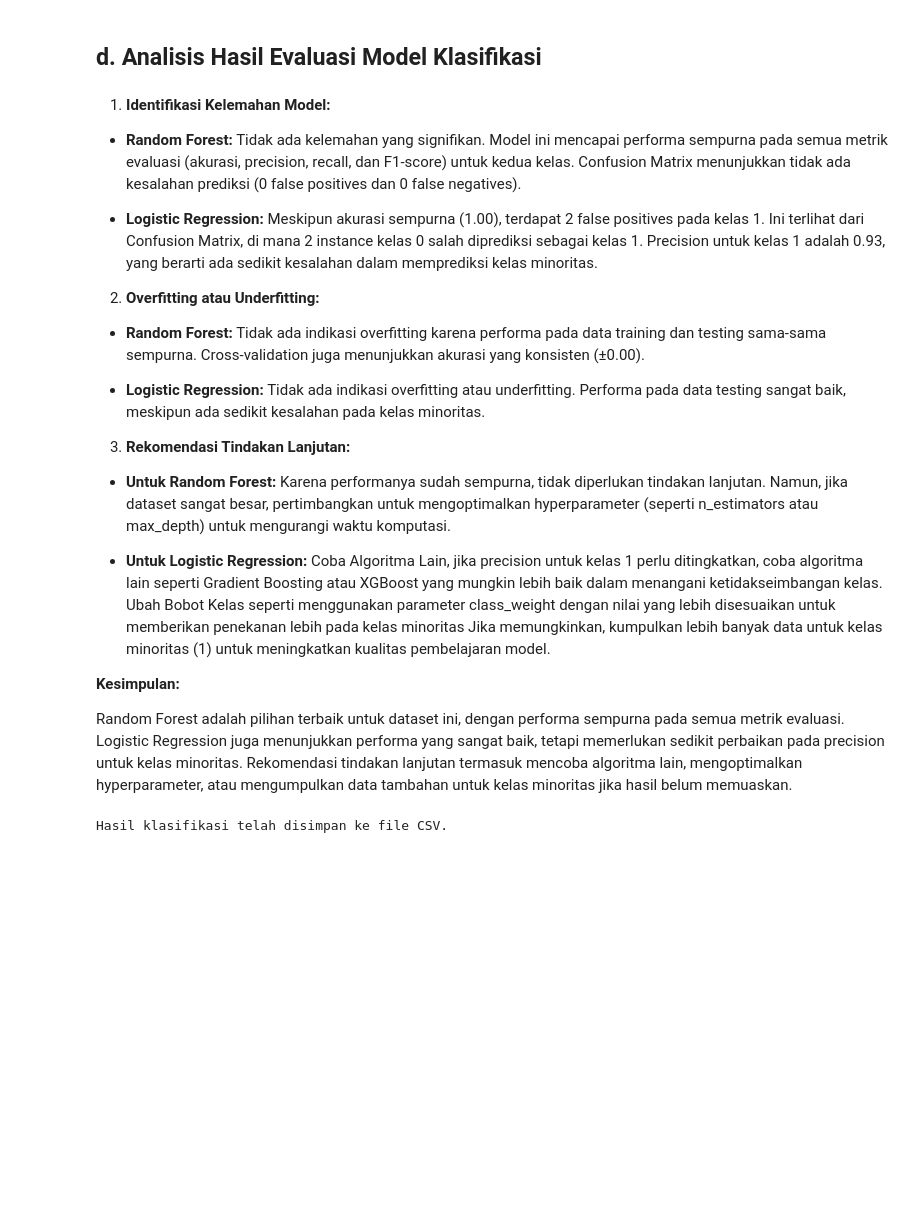
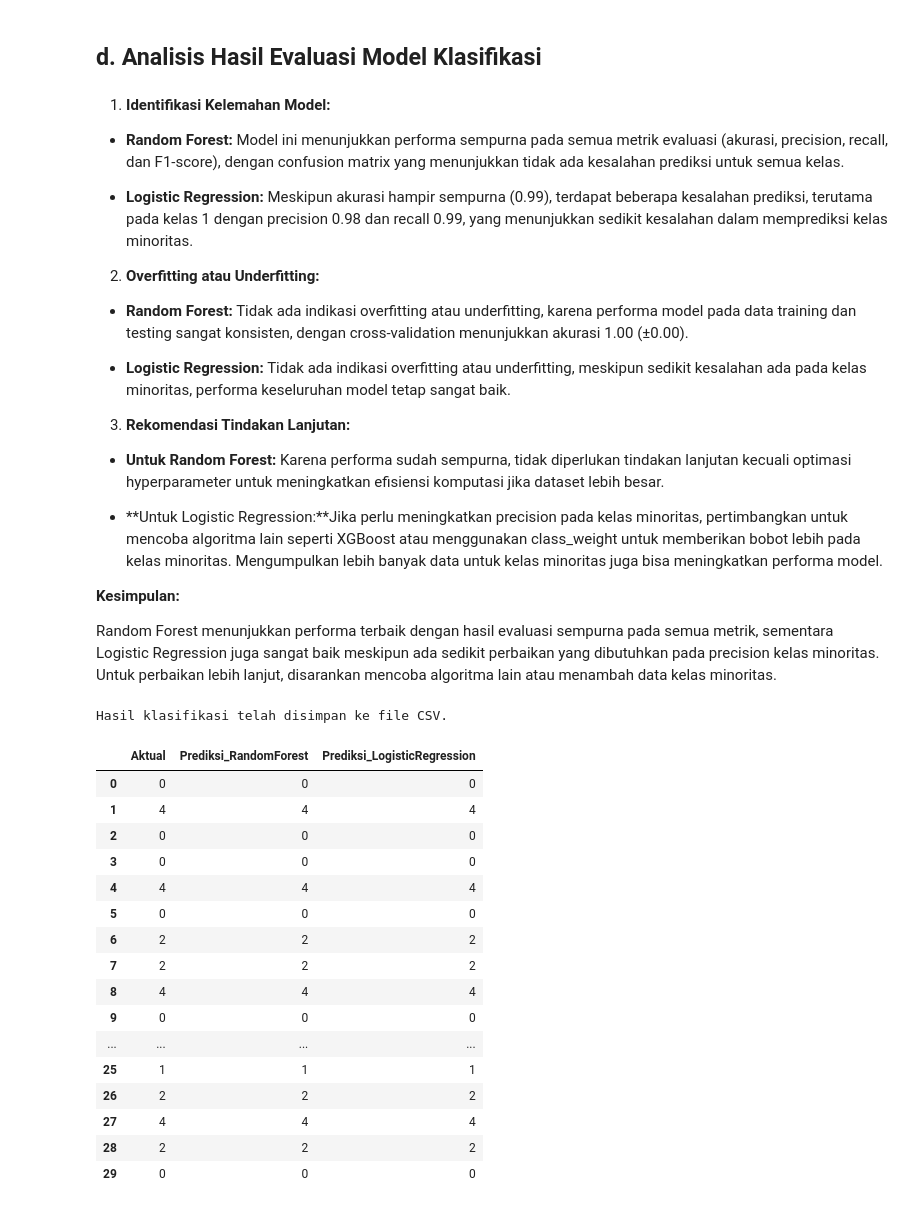
Before and after one commit to Nanangsr/Submission-ML-Pemula-Dicoding, a Jupyter notebook: NOTEBOOK/[Klasifikasi]_Submission_Akhir_BMLP_Nanang_Safiu_Ridho.ipynb, the cells around one changed output. Drawn from its saved outputs; the diff is of its cells as text; code cells hidden in the pictures; blank space fills up the shorter version.

```diff
--- a/NOTEBOOK/[Klasifikasi]_Submission_Akhir_BMLP_Nanang_Safiu_Ridho.ipynb
+++ b/NOTEBOOK/[Klasifikasi]_Submission_Akhir_BMLP_Nanang_Safiu_Ridho.ipynb
@@ -435,26 +520,26 @@ weighted avg       1.00      1.00      1.00      1410
 # %% [markdown]
 1. **Identifikasi Kelemahan Model:**
 
-- **Random Forest:** Tidak ada kelemahan yang signifikan. Model ini mencapai performa sempurna pada semua metrik evaluasi (akurasi, precision, recall, dan F1-score) untuk kedua kelas. Confusion Matrix menunjukkan tidak ada kesalahan prediksi (0 false positives dan 0 false negatives).
+- **Random Forest:**  Model ini menunjukkan performa sempurna pada semua metrik evaluasi (akurasi, precision, recall, dan F1-score), dengan confusion matrix yang menunjukkan tidak ada kesalahan prediksi untuk semua kelas.
 
-- **Logistic Regression:** Meskipun akurasi sempurna (1.00), terdapat 2 false positives pada kelas 1. Ini terlihat dari Confusion Matrix, di mana 2 instance kelas 0 salah diprediksi sebagai kelas 1. Precision untuk kelas 1 adalah 0.93, yang berarti ada sedikit kesalahan dalam memprediksi kelas minoritas.
+- **Logistic Regression:** Meskipun akurasi hampir sempurna (0.99), terdapat beberapa kesalahan prediksi, terutama pada kelas 1 dengan precision 0.98 dan recall 0.99, yang menunjukkan sedikit kesalahan dalam memprediksi kelas minoritas.
 
 2. **Overfitting atau Underfitting:**
 
-- **Random Forest:** Tidak ada indikasi overfitting karena performa pada data training dan testing sama-sama sempurna. Cross-validation juga menunjukkan akurasi yang konsisten (±0.00).
+- **Random Forest:** Tidak ada indikasi overfitting atau underfitting, karena performa model pada data training dan testing sangat konsisten, dengan cross-validation menunjukkan akurasi 1.00 (±0.00).
 
-- **Logistic Regression:** Tidak ada indikasi overfitting atau underfitting. Performa pada data testing sangat baik, meskipun ada sedikit kesalahan pada kelas minoritas.
+- **Logistic Regression:** Tidak ada indikasi overfitting atau underfitting, meskipun sedikit kesalahan ada pada kelas minoritas, performa keseluruhan model tetap sangat baik.
 
 3. **Rekomendasi Tindakan Lanjutan:**
 
-- **Untuk Random Forest:** Karena performanya sudah sempurna, tidak diperlukan tindakan lanjutan. Namun, jika dataset sangat besar, pertimbangkan untuk mengoptimalkan hyperparameter (seperti n_estimators atau max_depth) untuk mengurangi waktu komputasi.
+- **Untuk Random Forest:**  Karena performa sudah sempurna, tidak diperlukan tindakan lanjutan kecuali optimasi hyperparameter untuk meningkatkan efisiensi komputasi jika dataset lebih besar.
 
-- **Untuk Logistic Regression:** Coba Algoritma Lain, jika precision untuk kelas 1 perlu ditingkatkan, coba algoritma lain seperti Gradient Boosting atau XGBoost yang mungkin lebih baik dalam menangani ketidakseimbangan kelas. Ubah Bobot Kelas seperti menggunakan parameter class_weight dengan nilai yang lebih disesuaikan untuk memberikan penekanan lebih pada kelas minoritas Jika memungkinkan, kumpulkan lebih banyak data untuk kelas minoritas (1) untuk meningkatkan kualitas pembelajaran model.
+- **Untuk Logistic Regression:**Jika perlu meningkatkan precision pada kelas minoritas, pertimbangkan untuk mencoba algoritma lain seperti XGBoost atau menggunakan class_weight untuk memberikan bobot lebih pada kelas minoritas. Mengumpulkan lebih banyak data untuk kelas minoritas juga bisa meningkatkan performa model.
 
 
 **Kesimpulan:**
 
-Random Forest adalah pilihan terbaik untuk dataset ini, dengan performa sempurna pada semua metrik evaluasi. Logistic Regression juga menunjukkan performa yang sangat baik, tetapi memerlukan sedikit perbaikan pada precision untuk kelas minoritas. Rekomendasi tindakan lanjutan termasuk mencoba algoritma lain, mengoptimalkan hyperparameter, atau mengumpulkan data tambahan untuk kelas minoritas jika hasil belum memuaskan.
+Random Forest menunjukkan performa terbaik dengan hasil evaluasi sempurna pada semua metrik, sementara Logistic Regression juga sangat baik meskipun ada sedikit perbaikan yang dibutuhkan pada precision kelas minoritas. Untuk perbaikan lebih lanjut, disarankan mencoba algoritma lain atau menambah data kelas minoritas.
 # %%
 # Prediksi menggunakan model yang sudah dilatih dan menggunakan SMOTE
 y_pred_rf = rf_resampled_trained.predict(X_test)
@@ -478,3 +559,24 @@ results_with_features.to_csv('hasil_klasifikasi_dengan_fitur.csv', index=False)
 print("Hasil klasifikasi telah disimpan ke file CSV.")
 # %% [output]
 Hasil klasifikasi telah disimpan ke file CSV.
+# %%
+cek_1 = pd.read_csv('/content/hasil_klasifikasi.csv')
+cek_1.head(30)
+# %% [output]
+|  | Aktual | Prediksi_RandomForest | Prediksi_LogisticRegression |
+| 0 | 0 | 0 | 0 |
+| 1 | 4 | 4 | 4 |
+| 2 | 0 | 0 | 0 |
+| 3 | 0 | 0 | 0 |
+| 4 | 4 | 4 | 4 |
+| 5 | 0 | 0 | 0 |
+| 6 | 2 | 2 | 2 |
+| 7 | 2 | 2 | 2 |
+| 8 | 4 | 4 | 4 |
+| 9 | 0 | 0 | 0 |
+| ... | ... | ... | ... |
+| 25 | 1 | 1 | 1 |
+| 26 | 2 | 2 | 2 |
+| 27 | 4 | 4 | 4 |
+| 28 | 2 | 2 | 2 |
+| 29 | 0 | 0 | 0 |
```
Also changed, not shown: parts of 17 cells of this notebook, 1 other file.
